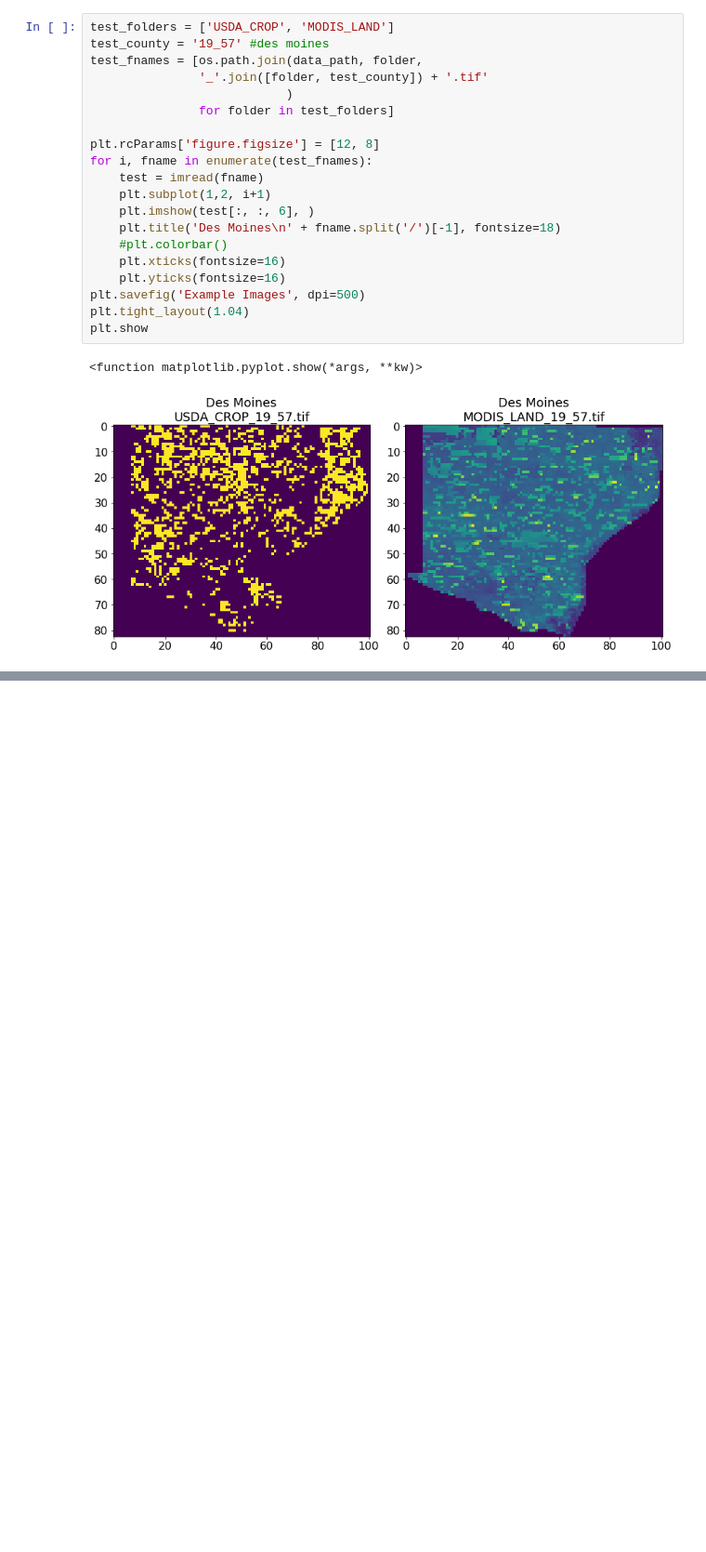
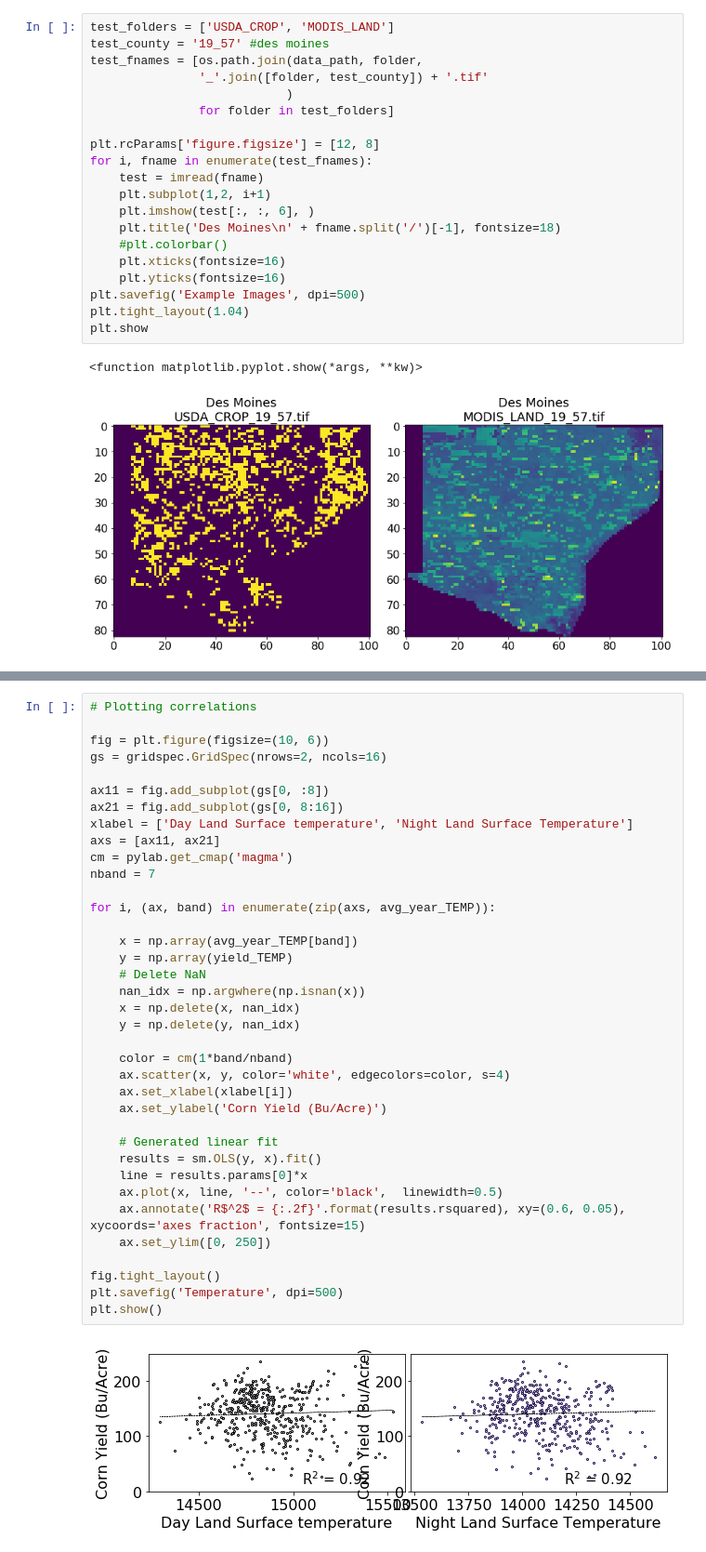
Before and after one commit to james-lederman/cornacle, a Jupyter notebook: preprocessing-earth-engine-sat-data.ipynb, the cells around one changed output, grey strips where cells are left out. Shown: that part at 93% size. Drawn from its saved outputs; the diff is of its cells as text; blank space fills up the shorter version.

```diff
--- a/preprocessing-earth-engine-sat-data.ipynb
+++ b/preprocessing-earth-engine-sat-data.ipynb
@@ -903,0 +495,39 @@ get_stats(path, 2, len(listdir(path)), corn_grain)
+# %%
+# Plotting correlations
+
+fig = plt.figure(figsize=(10, 6))
+gs = gridspec.GridSpec(nrows=2, ncols=16)
+
+ax11 = fig.add_subplot(gs[0, :8])
+ax21 = fig.add_subplot(gs[0, 8:16])
+xlabel = ['Day Land Surface temperature', 'Night Land Surface Temperature']
+axs = [ax11, ax21]
+cm = pylab.get_cmap('magma')
+nband = 7
+
+for i, (ax, band) in enumerate(zip(axs, avg_year_TEMP)):
+
+    x = np.array(avg_year_TEMP[band])
+    y = np.array(yield_TEMP)
+    # Delete NaN
+    nan_idx = np.argwhere(np.isnan(x))
+    x = np.delete(x, nan_idx)
+    y = np.delete(y, nan_idx)
+
+    color = cm(1*band/nband)
+    ax.scatter(x, y, color='white', edgecolors=color, s=4)
+    ax.set_xlabel(xlabel[i])
+    ax.set_ylabel('Corn Yield (Bu/Acre)')
+
+    # Generated linear fit
+    results = sm.OLS(y, x).fit()
+    line = results.params[0]*x
+    ax.plot(x, line, '--', color='black',  linewidth=0.5)
+    ax.annotate('R$^2$ = {:.2f}'.format(results.rsquared), xy=(0.6, 0.05), xycoords='axes fraction', fontsize=15)
+    ax.set_ylim([0, 250])
+
+fig.tight_layout()
+plt.savefig('Temperature', dpi=500)
+plt.show()
+# %% [output]
+[figure, added]
```
Also changed, not shown: parts of 68 cells of this notebook, 1 other file.
